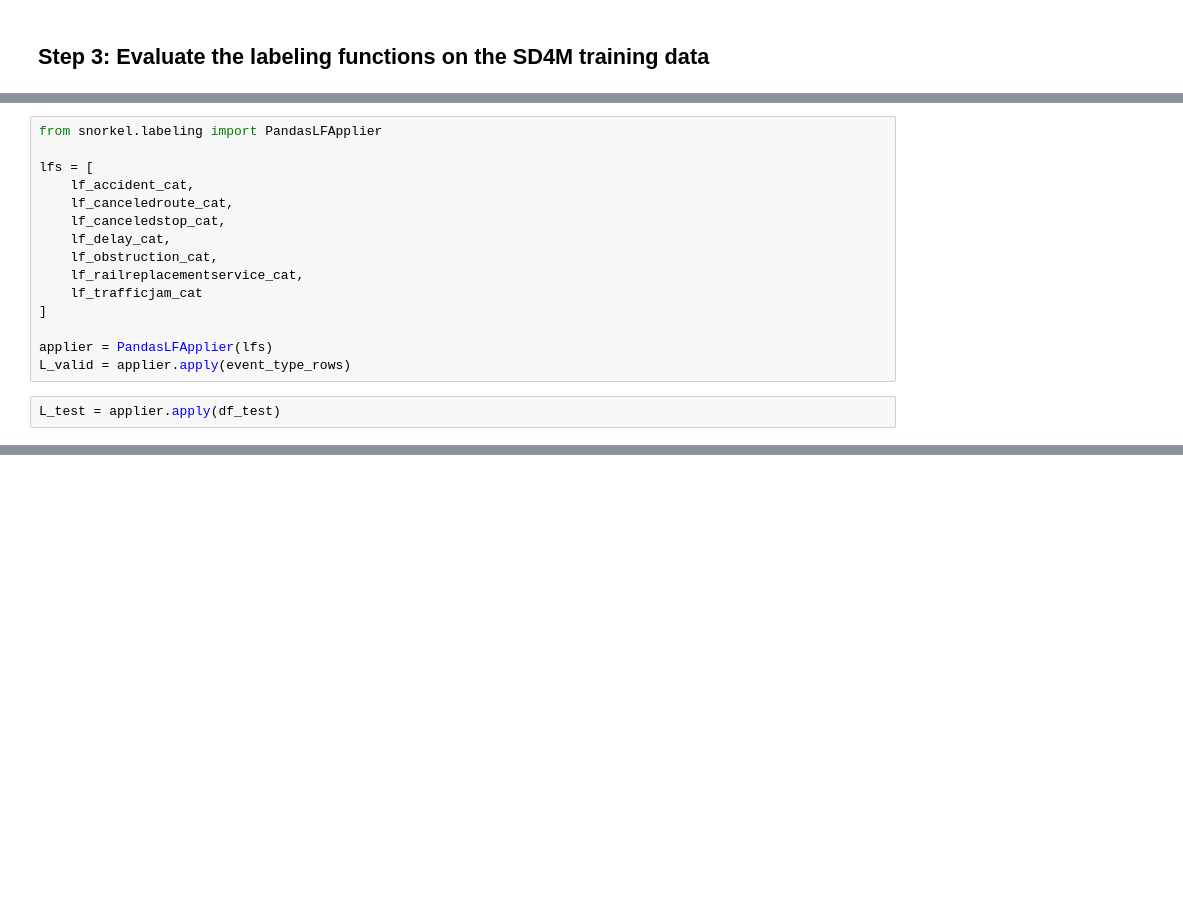
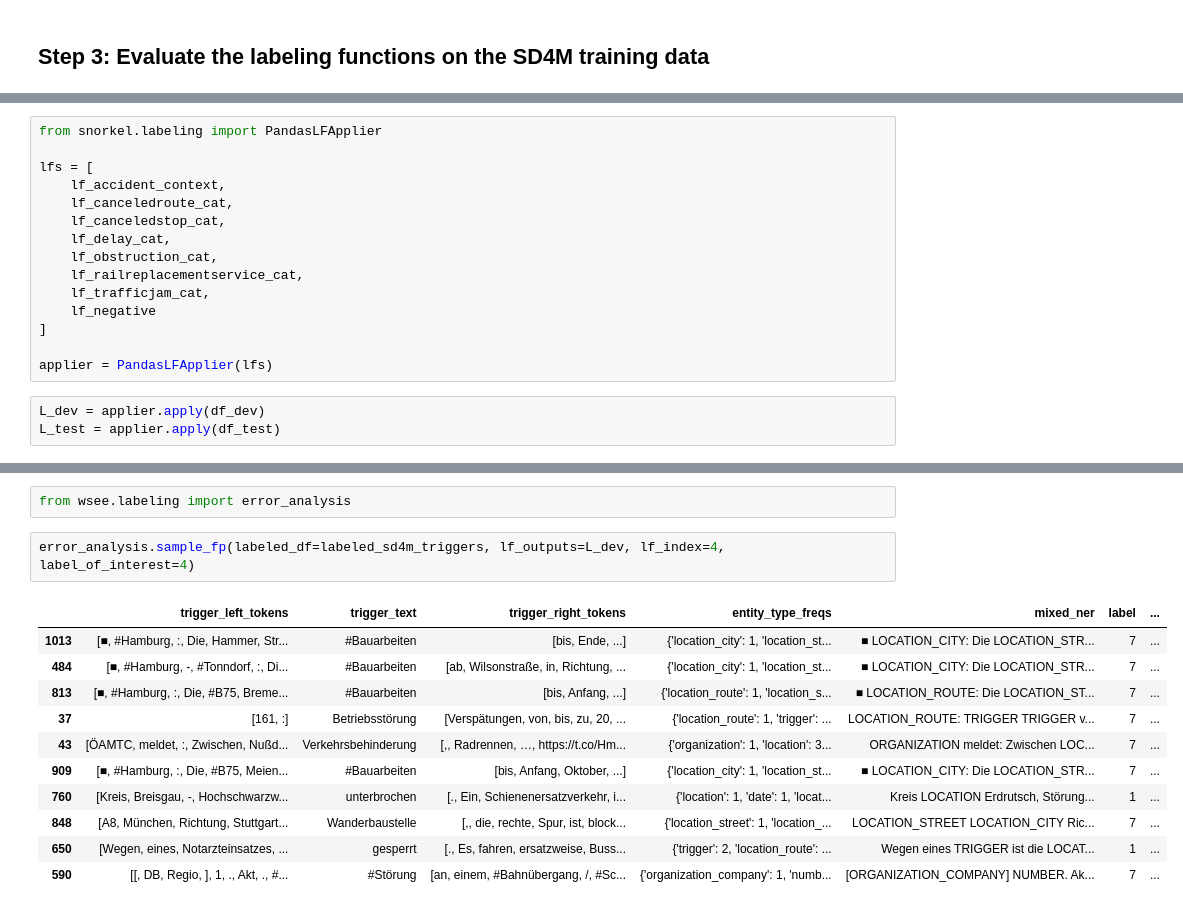
Before and after one commit to DFKI-NLP/wsee, a Jupyter notebook: notebooks/event_type.ipynb, the cells around one changed output, grey strips where cells are left out. Saved outputs shown, nothing was run; the diff lists cells and outputs as text; blank space fills up the shorter version.

```diff
--- a/notebooks/event_type.ipynb
+++ b/notebooks/event_type.ipynb
@@ -111,18 +138,19 @@ from wsee.labeling.event_trigger_lfs import lf_accident_cat, lf_canceledstop_cat
 from snorkel.labeling import PandasLFApplier
 
 lfs = [
-    lf_accident_cat,
+    lf_accident_context,
     lf_canceledroute_cat,
     lf_canceledstop_cat,
     lf_delay_cat,
     lf_obstruction_cat,
     lf_railreplacementservice_cat,
-    lf_trafficjam_cat
+    lf_trafficjam_cat,
+    lf_negative
 ]
 
 applier = PandasLFApplier(lfs)
-L_valid = applier.apply(event_type_rows)
 # %%
+L_dev = applier.apply(df_dev)
 L_test = applier.apply(df_test)
 # %%
 from snorkel.labeling import LFAnalysis
@@ -133,0 +175,16 @@ LFAnalysis(L_test, lfs).lf_summary(Y_test)
+# %%
+from wsee.labeling import error_analysis
+# %%
+error_analysis.sample_fp(labeled_df=labeled_sd4m_triggers, lf_outputs=L_dev, lf_index=4, label_of_interest=4)
+# %% [output]
+|  | trigger_left_tokens | trigger_text | trigger_right_tokens | entity_type_freqs | mixed_ner | label | ... |
+| 1013 | [■, #Hamburg, :, Die, Hammer, Str... | #Bauarbeiten | [bis, Ende, ...] | {'location_city': 1, 'location_st... | ■ LOCATION_CITY: Die LOCATION_STR... | 7 | ... |
+| 484 | [■, #Hamburg, -, #Tonndorf, :, Di... | #Bauarbeiten | [ab, Wilsonstraße, in, Richtung, ... | {'location_city': 1, 'location_st... | ■ LOCATION_CITY: Die LOCATION_STR... | 7 | ... |
+| 813 | [■, #Hamburg, :, Die, #B75, Breme... | #Bauarbeiten | [bis, Anfang, ...] | {'location_route': 1, 'location_s... | ■ LOCATION_ROUTE: Die LOCATION_ST... | 7 | ... |
+| 37 | [161, :] | Betriebsstörung | [Verspätungen, von, bis, zu, 20, ... | {'location_route': 1, 'trigger': ... | LOCATION_ROUTE: TRIGGER TRIGGER v... | 7 | ... |
+| 43 | [ÖAMTC, meldet, :, Zwischen, Nußd... | Verkehrsbehinderung | [,, Radrennen, …, https://t.co/Hm... | {'organization': 1, 'location': 3... | ORGANIZATION meldet: Zwischen LOC... | 7 | ... |
+| 909 | [■, #Hamburg, :, Die, #B75, Meien... | #Bauarbeiten | [bis, Anfang, Oktober, ...] | {'location_city': 1, 'location_st... | ■ LOCATION_CITY: Die LOCATION_STR... | 7 | ... |
+| 760 | [Kreis, Breisgau, -, Hochschwarzw... | unterbrochen | [., Ein, Schienenersatzverkehr, i... | {'location': 1, 'date': 1, 'locat... | Kreis LOCATION Erdrutsch, Störung... | 1 | ... |
+| 848 | [A8, München, Richtung, Stuttgart... | Wanderbaustelle | [,, die, rechte, Spur, ist, block... | {'location_street': 1, 'location_... | LOCATION_STREET LOCATION_CITY Ric... | 7 | ... |
+| 650 | [Wegen, eines, Notarzteinsatzes, ... | gesperrt | [., Es, fahren, ersatzweise, Buss... | {'trigger': 2, 'location_route': ... | Wegen eines TRIGGER ist die LOCAT... | 1 | ... |
+| 590 | [[, DB, Regio, ], 1, ., Akt, ., #... | #Störung | [an, einem, #Bahnübergang, /, #Sc... | {'organization_company': 1, 'numb... | [ORGANIZATION_COMPANY] NUMBER. Ak... | 7 | ... |
```
Also changed, not shown: parts of 42 cells of this notebook.
